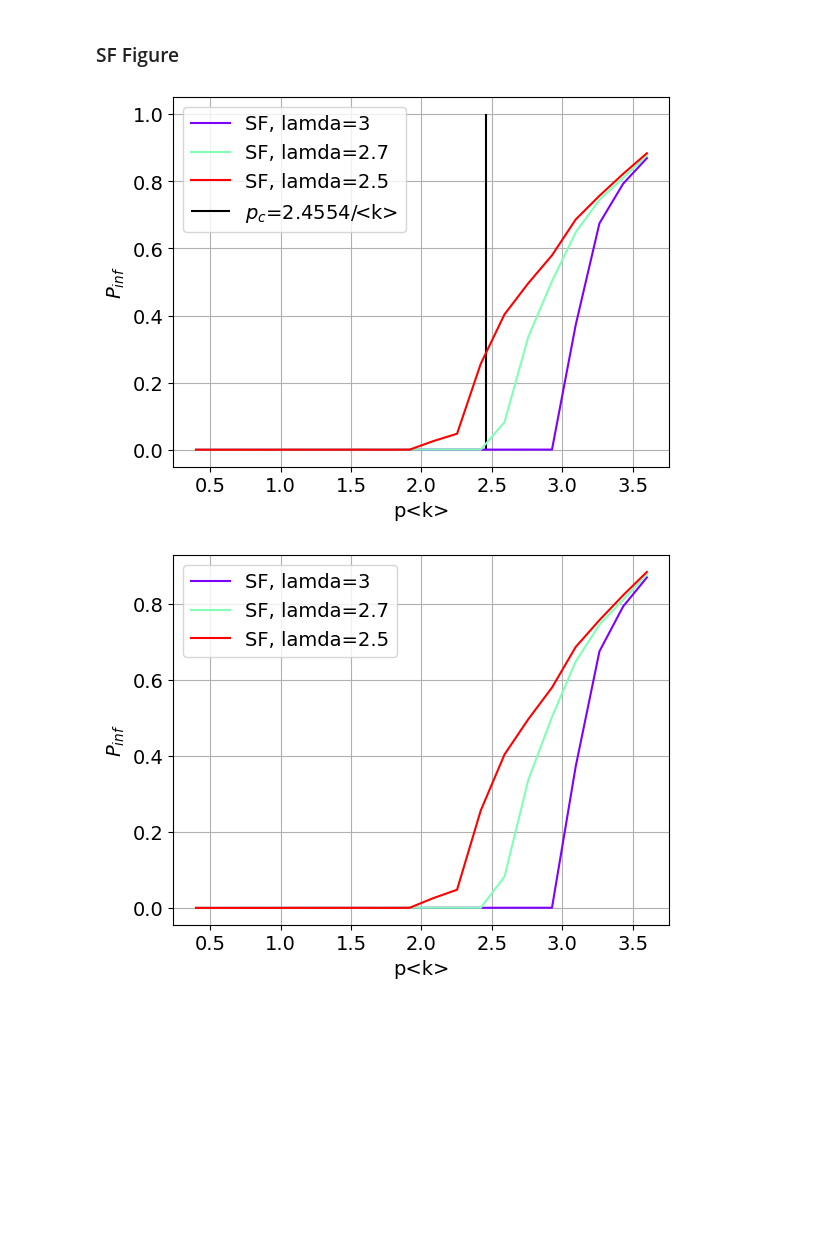
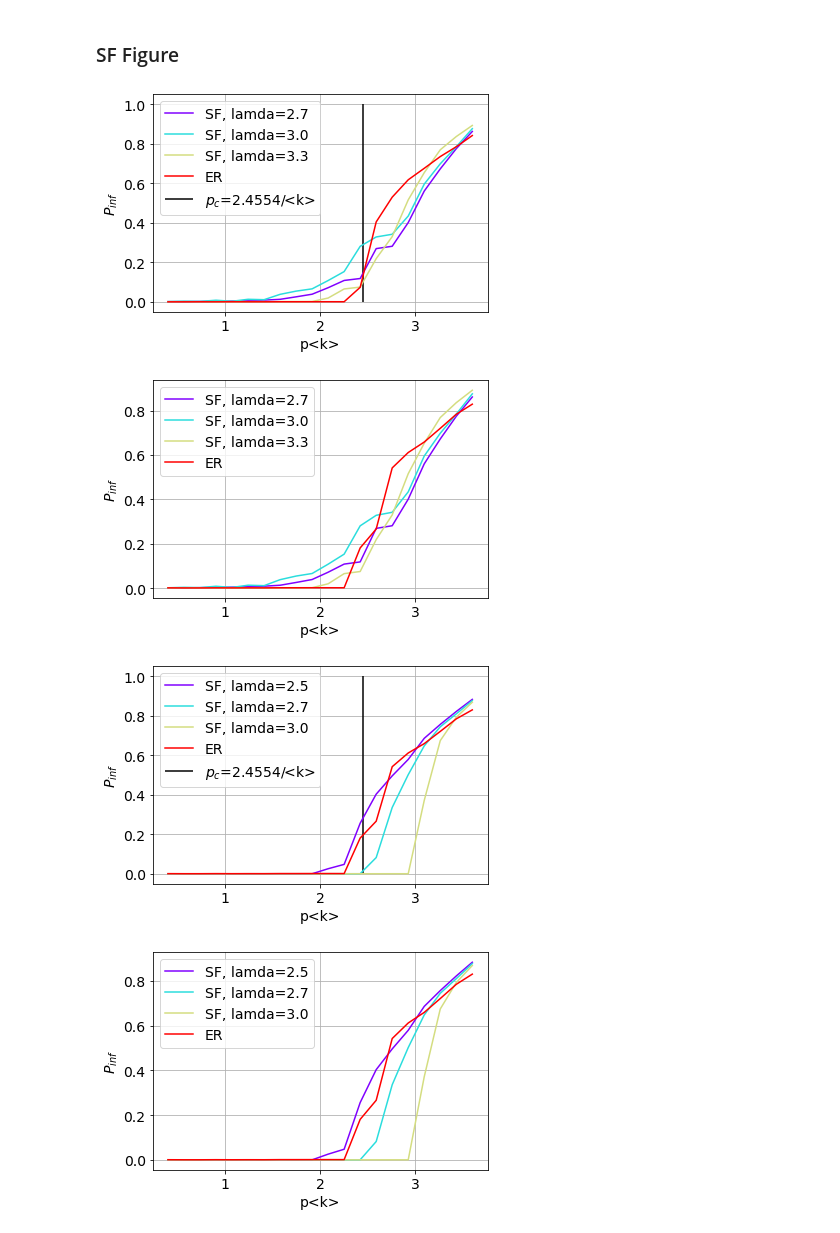
Before and after one commit to pbonazzi/network-cascade-failure, a Jupyter notebook: notebooks/FigureGeneration.ipynb, the cells around one changed output. Saved outputs shown, nothing was run; the diff lists cells and outputs as text; code cells hidden in the pictures; blank space fills up the shorter version.

```diff
--- a/notebooks/FigureGeneration.ipynb
+++ b/notebooks/FigureGeneration.ipynb
@@ -97,10 +103,17 @@ plot_pinf([ERn1000k4, ERn2000k4, ERn4000k4], 4, labels=["ER, nodes=1000", "ER, n
+# %%
+plot_pinf([SFn1000_27_k4, SFn1000_30_k4, SFn1000_33_k4,ERn2000k4], 4, labels=["SF, lamda=2.7", "SF, lamda=3.0", "SF, lamda=3.3","ER"], path="../notebooks/figure/SFpinf_27_30_33_ER_k4_True.png", p_theory=True)
+plot_pinf([SFn1000_27_k4, SFn1000_30_k4, SFn1000_33_k4,ERn1000k4], 4, labels=["SF, lamda=2.7", "SF, lamda=3.0", "SF, lamda=3.3","ER"], path="../notebooks/figure/SFpinf_27_30_33_ER_k4.png", p_theory=False)
+# %% [output]
+[figure, added]
+[figure, added]
 # %%
 SFn2000_25 = np.loadtxt('./results/1012/SFn2000_25.csv',delimiter=",")
 SFn2000_27 = np.loadtxt('./results/1012/SFn2000_27.csv',delimiter=",")
 SFn2000_30 = np.loadtxt('./results/1012/SFn2000_30.csv',delimiter=",")
+ERn1000k4 = np.loadtxt('./results/1012/ERn1000k4.csv',delimiter=",")
 # %%
-plot_pinf([SFn2000_30, SFn2000_27, SFn2000_25], 4, labels=["SF, lamda=3", "SF, lamda=2.7", "SF, lamda=2.5"], path="../notebooks/figure/SFpinf_25_27_30_True.png", p_theory=True)
-plot_pinf([SFn2000_30, SFn2000_27, SFn2000_25], 4, labels=["SF, lamda=3", "SF, lamda=2.7", "SF, lamda=2.5"], path="../notebooks/figure/SFpinf_25_27_30.png", p_theory=False)
+plot_pinf([SFn2000_25, SFn2000_27, SFn2000_30, ERn1000k4], 4, labels=["SF, lamda=2.5", "SF, lamda=2.7", "SF, lamda=3.0", "ER"], path="../notebooks/figure/SFpinf_27_30_33_ER_True1.png", p_theory=True)
+plot_pinf([SFn2000_25, SFn2000_27, SFn2000_30, ERn1000k4], 4, labels=["SF, lamda=2.5", "SF, lamda=2.7", "SF, lamda=3.0", "ER"], path="../notebooks/figure/SFpinf_27_30_33_ER_1.png", p_theory=False)
 # %% [output]
-[figure, old version]
+[figure, new version]
-[figure, old version]
+[figure, new version]
```
Also changed, not shown: parts of 1 cell of this notebook, 20 other files.
